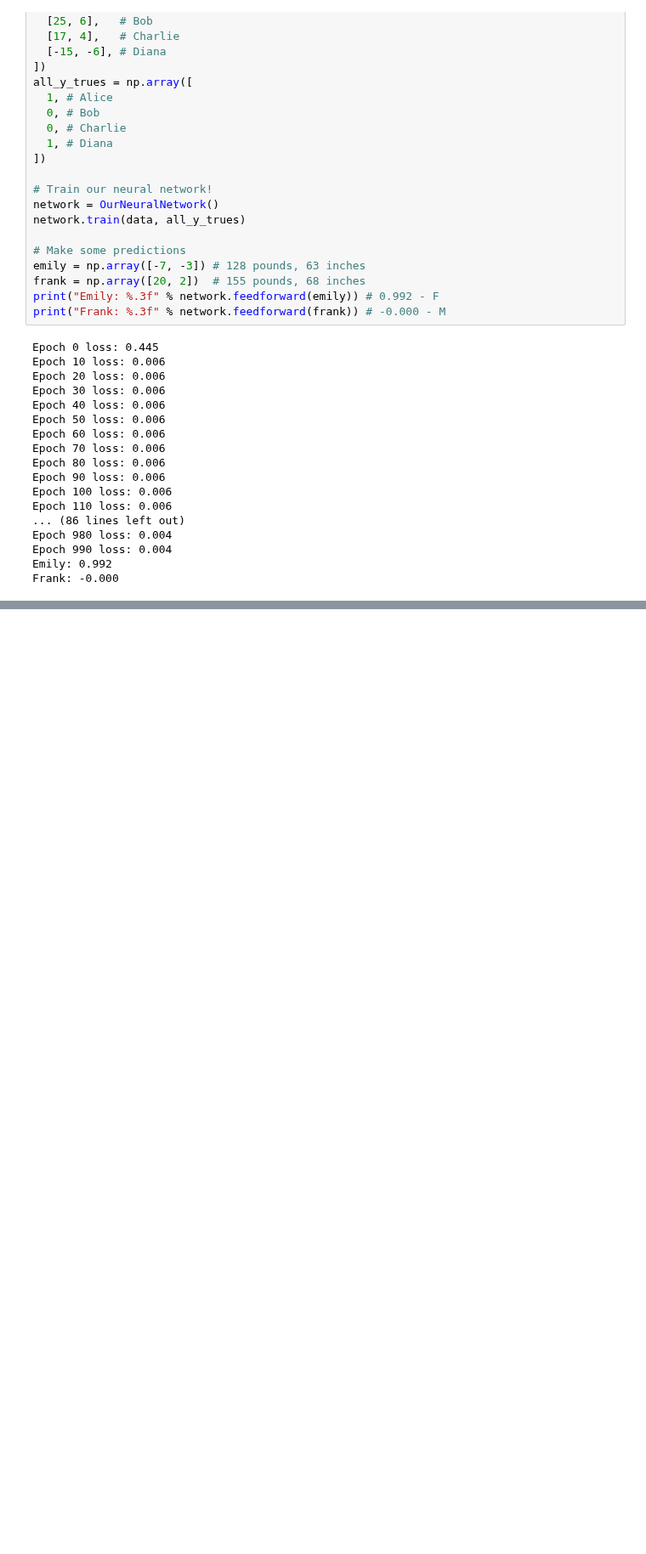
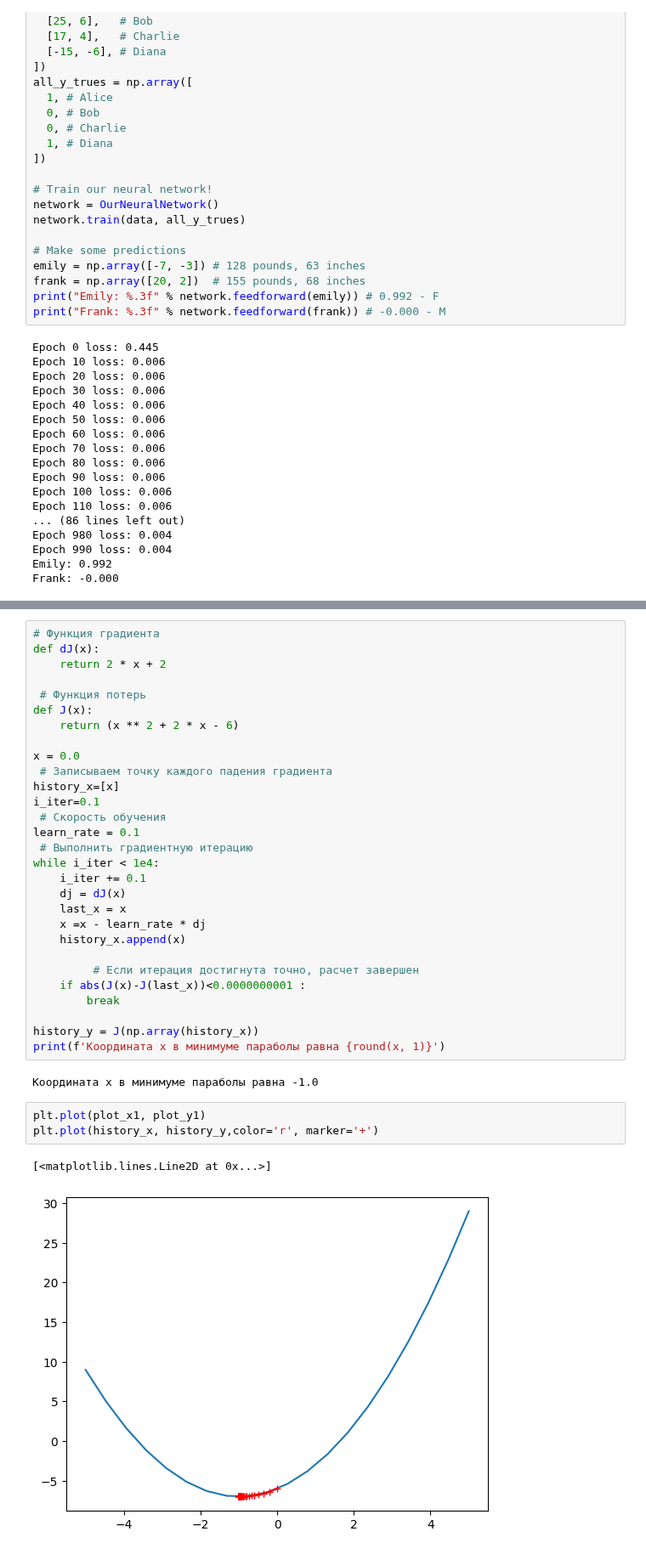
Before and after one commit to NtimTim/DS_School_Home_Work, a Jupyter notebook: DL2_homework.ipynb, the cells around one changed output, grey strips where cells are left out. Shown at 85% size. Saved outputs shown, nothing was run; the diff lists cells and outputs as text; blank space fills up the shorter version.

```diff
--- a/DL2_homework.ipynb
+++ b/DL2_homework.ipynb
@@ -169,2 +182,39 @@ Frank: -0.000
+# %%
+# Функция градиента
+def dJ(x):
+    return 2 * x + 2
+
+ # Функция потерь
+def J(x):
+    return (x ** 2 + 2 * x - 6)
+
+x = 0.0
+ # Записываем точку каждого падения градиента
+history_x=[x]
+i_iter=0.1
+ # Скорость обучения
+learn_rate = 0.1
+ # Выполнить градиентную итерацию
+while i_iter < 1e4:
+    i_iter += 0.1
+    dj = dJ(x)
+    last_x = x
+    x =x - learn_rate * dj
+    history_x.append(x)
+
+         # Если итерация достигнута точно, расчет завершен
+    if abs(J(x)-J(last_x))<0.0000000001 :
+        break
+
+history_y = J(np.array(history_x))
+print(f'Координата x в минимуме параболы равна {round(x, 1)}')
+# %% [output]
+Координата x в минимуме параболы равна -1.0
+# %%
+plt.plot(plot_x1, plot_y1)
+plt.plot(history_x, history_y,color='r', marker='+')
+# %% [output]
+[<matplotlib.lines.Line2D at 0x...>]
+[figure, added]
 # %%
 # task2.6. Запустить DL2.CNN с различными параметрами функции активации(sigmoid), количество фильтров и количество эпох (от 1 до 4)
```
Also changed, not shown: parts of 5 cells of this notebook.
